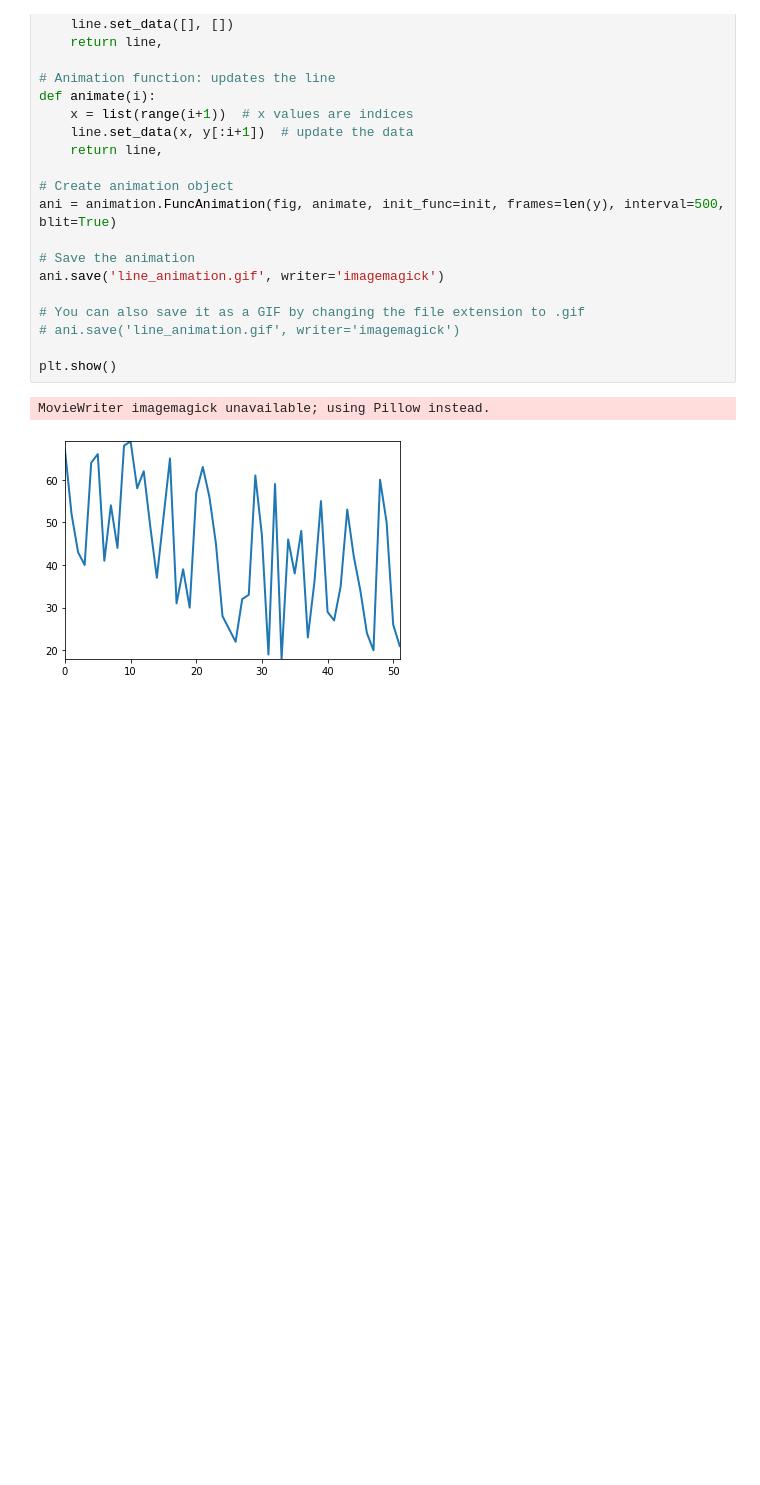
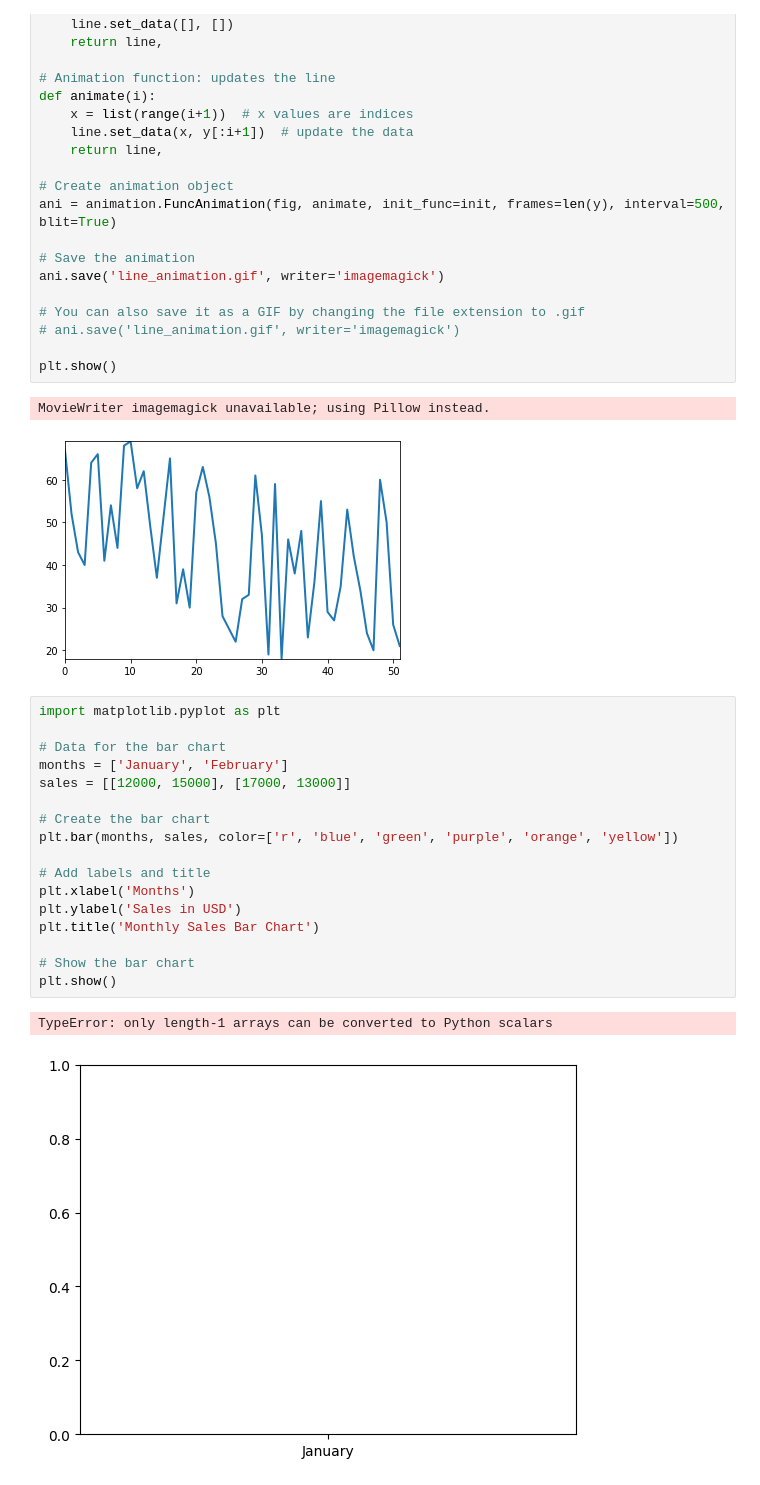
Before and after one commit to yogeshkannah23/projects, a Jupyter notebook: delivery/retail sop/project/media/uploads/Untitled.ipynb, the cells around one changed output. Drawn from its saved outputs; the diff is of its cells as text; blank space fills up the shorter version.

```diff
--- a/delivery/retail sop/project/media/uploads/Untitled.ipynb
+++ b/delivery/retail sop/project/media/uploads/Untitled.ipynb
@@ -265,3 +266,23 @@ plt.show()
 # %% [output]
 MovieWriter imagemagick unavailable; using Pillow instead.
 [figure]
+# %%
+import matplotlib.pyplot as plt
+
+# Data for the bar chart
+months = ['January', 'February']
+sales = [[12000, 15000], [17000, 13000]]
+
+# Create the bar chart
+plt.bar(months, sales, color=['r', 'blue', 'green', 'purple', 'orange', 'yellow'])
+
+# Add labels and title
+plt.xlabel('Months')
+plt.ylabel('Sales in USD')
+plt.title('Monthly Sales Bar Chart')
+
+# Show the bar chart
+plt.show()
+# %% [output]
+TypeError: only length-1 arrays can be converted to Python scalars
+[figure, added]
```
Also changed, not shown: parts of 7 cells of this notebook, 33 other files.
